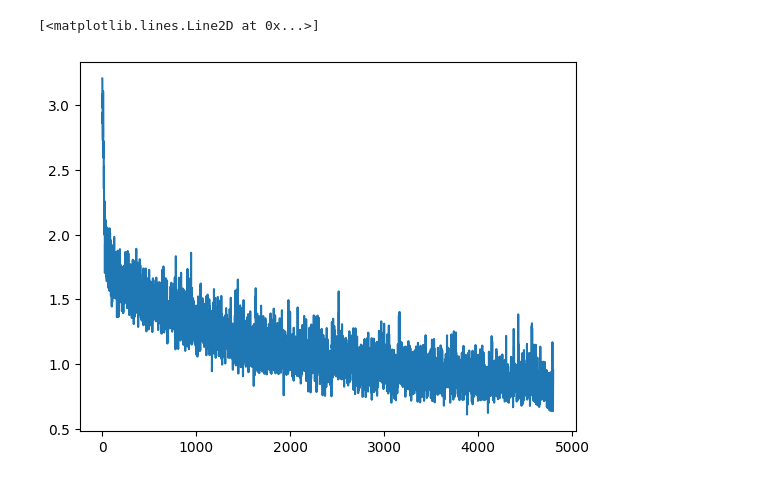
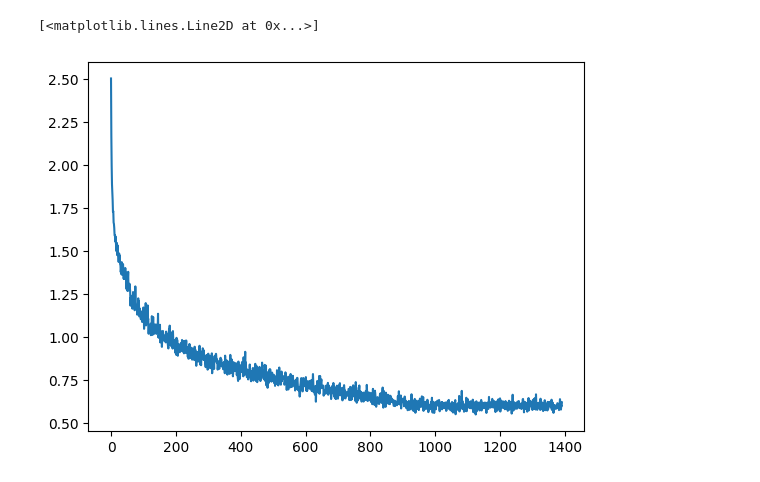
Before and after one commit to theElandor/CVCS, a Jupyter notebook: source/scripts/test.ipynb, the cells around one changed output. Saved outputs shown, nothing was run; the diff lists cells and outputs as text; code cells hidden in the pictures.

```diff
--- a/source/scripts/test.ipynb
+++ b/source/scripts/test.ipynb
@@ -2,7 +2,7 @@
 import torch
 # %%
 # plotting training loss of some checkpoints
-path = "D:\\weights\\small_BSwin\\checkpoint10"
+path = "D:\\weights\\test\\urban\\checkpoint29"
 checkpoint = torch.load(path)
 # %%
 TL = checkpoint['training_loss_values']
@@ -10,12 +10,12 @@ VL = checkpoint['validation_loss_values']
 # %%
 import matplotlib.pyplot as plt
 import numpy as np
-group = 10
+group = 100
 means = [np.mean(TL[i:i+group]) for i in range(0, len(TL), group)]
 plt.plot(means)
 # %% [output]
 [<matplotlib.lines.Line2D at 0x...>]
-[figure, old version]
+[figure, new version]
 # %%
 group = 100
 means = [np.mean(VL[i:i+group]) for i in range(0, len(VL), group)]
```
Also changed, not shown: parts of 2 cells of this notebook, 2 other files.
